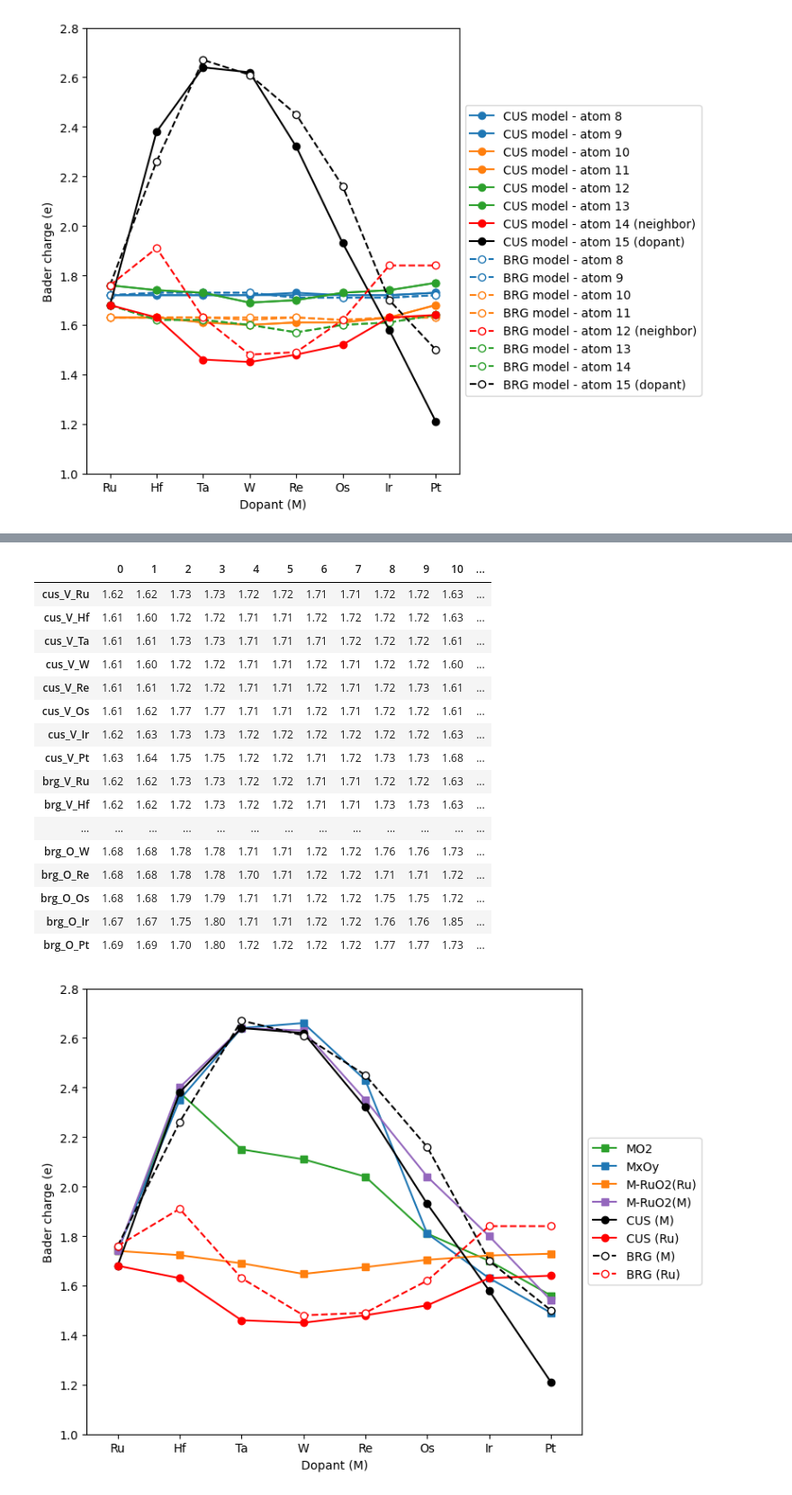
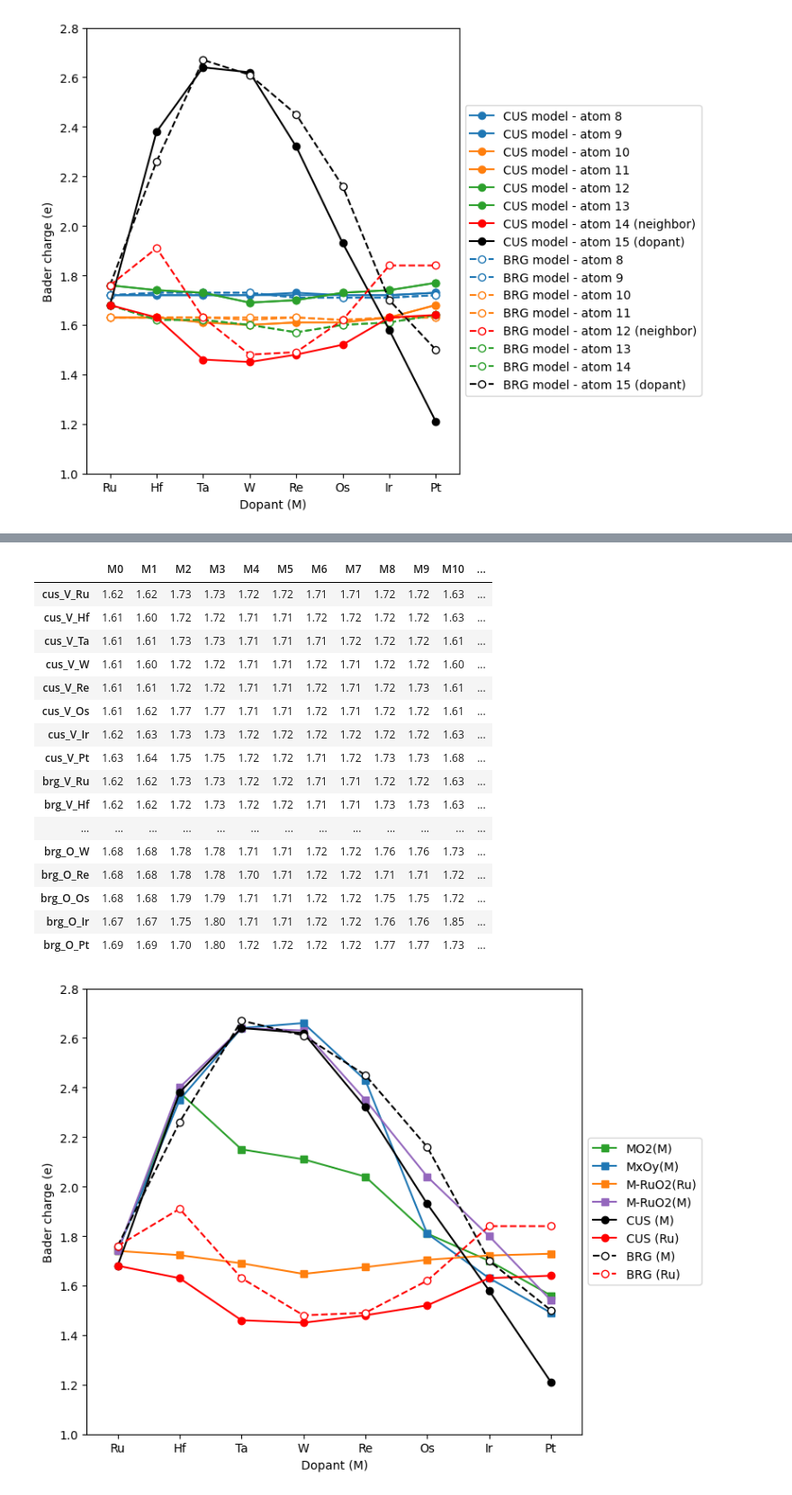
Before and after one commit to jhyeonjung97/tools, a Jupyter notebook: ruo2/icohp2.ipynb, the cells around one changed output, grey strips where cells are left out. Shown at 90% size. Cells and saved outputs as stored; diff of their text form; code cells hidden in the pictures.

```diff
--- a/ruo2/icohp2.ipynb
+++ b/ruo2/icohp2.ipynb
@@ -37,12 +37,15 @@ for dir in ['1_cus_V_V', '2_brg_V_V', '3_cus_O_O', '4_brg_O_O']:
             atoms = read(path)
             chgs = atoms.get_initial_charges()
             for i, chg in enumerate(chgs):
-                data.loc[f'{ads_site}_{coverage}_{element}', i] = chg
+                if i < 16:
+                    data.loc[f'{ads_site}_{coverage}_{element}', f'M{i}'] = chg
+                else:
+                    data.loc[f'{ads_site}_{coverage}_{element}', f'O{i}'] = chg
 
-data = data.drop(columns=[48, 49], errors='ignore')
-a = data.loc['brg_V_Ru', 13]
-b = data.loc['brg_V_Ru', 15]
-data.loc['brg_V_Ru', 13] = b
-data.loc['brg_V_Ru', 15] = a
+data = data.drop(columns=['O48', 'O49'], errors='ignore')
+a = data.loc['brg_V_Ru', 'M13']
+b = data.loc['brg_V_Ru', 'M15']
+data.loc['brg_V_Ru', 'M13'] = b
+data.loc['brg_V_Ru', 'M15'] = a
 data
 # %% [output]
@@ -133,10 +199,13 @@ for dir in ['1_bulk_MO2', '2_bulk_MxOy']:
             atoms = read(path)
             chgs = atoms.get_initial_charges()
             metal_chgs = [chg for atom, chg in zip(atoms, chgs) if atom.symbol != 'O']
+            oxygen_chgs = [chg for atom, chg in zip(atoms, chgs) if atom.symbol == 'O']
             chg_metal = sum(metal_chgs) / len(metal_chgs)
+            chg_oxygen = sum(oxygen_chgs) / len(oxygen_chgs)
             for ads_site in ['cus', 'brg']:
                 for coverage in ['V', 'O']:
-                    data.loc[f'{ads_site}_{coverage}_{element}', oxide_type] = chg_metal
+                    data.loc[f'{ads_site}_{coverage}_{element}', f'{oxide_type}(M)'] = chg_metal
+                    data.loc[f'{ads_site}_{coverage}_{element}', f'{oxide_type}(O)'] = chg_oxygen
 
 for dir in ['3_bulk_M-RuO2']:
     oxide_type = dir.split('_')[2]
@@ -147,16 +216,19 @@ for dir in ['3_bulk_M-RuO2']:
             chgs = atoms.get_initial_charges()
             M_index = [7]
             Ru_index = [0, 1, 2, 3, 4, 5, 6]
+            O_index = [8, 9, 10, 11, 12, 13, 14, 15, 16, 17, 18, 19, 20, 21, 22, 23]
             M_chg = sum(chgs[M_index])/len(M_index)
             Ru_chg = sum(chgs[Ru_index])/len(Ru_index)
+            O_chg = sum(chgs[O_index])/len(O_index)
             for ads_site in ['cus', 'brg']:
                 for coverage in ['V', 'O']:
                     data.loc[f'{ads_site}_{coverage}_{element}', f'{oxide_type}(M)'] = M_chg
                     data.loc[f'{ads_site}_{coverage}_{element}', f'{oxide_type}(Ru)'] = Ru_chg
+                    data.loc[f'{ads_site}_{coverage}_{element}', f'{oxide_type}(O)'] = O_chg
 
 data
 # %% [output]
-|  | 0 | 1 | 2 | 3 | 4 | 5 | 6 | 7 | 8 | 9 | 10 | ... |
+|  | M0 | M1 | M2 | M3 | M4 | M5 | M6 | M7 | M8 | M9 | M10 | ... |
 | cus_V_Ru | 1.62 | 1.62 | 1.73 | 1.73 | 1.72 | 1.72 | 1.71 | 1.71 | 1.72 | 1.72 | 1.63 | ... |
 | cus_V_Hf | 1.61 | 1.60 | 1.72 | 1.72 | 1.71 | 1.71 | 1.72 | 1.72 | 1.72 | 1.72 | 1.63 | ... |
 | cus_V_Ta | 1.61 | 1.61 | 1.73 | 1.73 | 1.71 | 1.71 | 1.71 | 1.72 | 1.72 | 1.72 | 1.61 | ... |
@@ -176,26 +248,26 @@ data
 # %%
 plt.figure(figsize=(8,6))
 
-plt.plot(elements, data['MO2'][0:8], linestyle='-', marker='s', label='MO2', color='tab:green')
-plt.plot(elements, data['MxOy'][0:8], linestyle='-', marker='s', label='MxOy', color='tab:blue')
+plt.plot(elements, data['MO2(M)'][0:8], linestyle='-', marker='s', label='MO2(M)', color='tab:green')
+plt.plot(elements, data['MxOy(M)'][0:8], linestyle='-', marker='s', label='MxOy(M)', color='tab:blue')
 plt.plot(elements, data['M-RuO2(Ru)'][0:8], linestyle='-', marker='s', label='M-RuO2(Ru)', color='tab:orange')
 plt.plot(elements, data['M-RuO2(M)'][0:8], linestyle='-', marker='s', label='M-RuO2(M)', color='tab:purple')
-plt.plot(elements, data[15][0:8], linestyle='-', marker='o', label='CUS (M)', color='black')
-plt.plot(elements, data[14][0:8], linestyle='-', marker='o', label='CUS (Ru)', color='red')
-plt.plot(elements, data[15][8:16], linestyle='--', marker='o', label='BRG (M)', color='black', markerfacecolor='white')
-plt.plot(elements, data[12][8:16], linestyle='--', marker='o', label='BRG (Ru)', color='red', markerfacecolor='white')
+plt.plot(elements, data['M15'][0:8], linestyle='-', marker='o', label='CUS (M)', color='black')
+plt.plot(elements, data['M14'][0:8], linestyle='-', marker='o', label='CUS (Ru)', color='red')
+plt.plot(elements, data['M15'][8:16], linestyle='--', marker='o', label='BRG (M)', color='black', markerfacecolor='white')
+plt.plot(elements, data['M12'][8:16], linestyle='--', marker='o', label='BRG (Ru)', color='red', markerfacecolor='white')
 
 plt.xlabel('Dopant (M)')
 plt.ylabel('Bader charge (e)')
 plt.ylim(1.0, 2.8)
 
 plt.xlim(-0.5, 7.5)
 plt.xticks(range(len(elements)), elements)
 plt.legend(loc='center left', bbox_to_anchor=(1, 0.5))
 
 plt.savefig(f'{root}/figures/bader_charge_per_atom2.png', dpi=dpi, transparent=True, bbox_inches='tight')
 plt.tight_layout()
 plt.show()
 plt.close()
 # %% [output]
-[figure, old version]
+[figure, new version]
```
Also changed, not shown: parts of 4 cells of this notebook, 1 other file.
